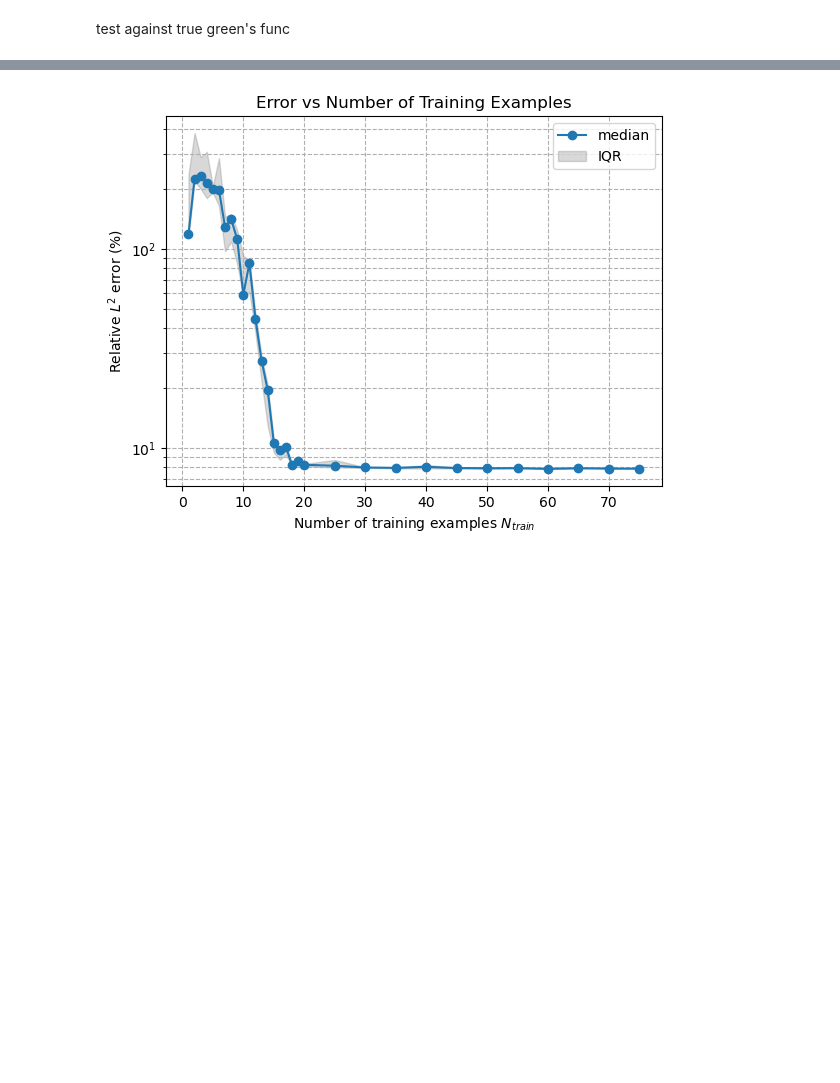
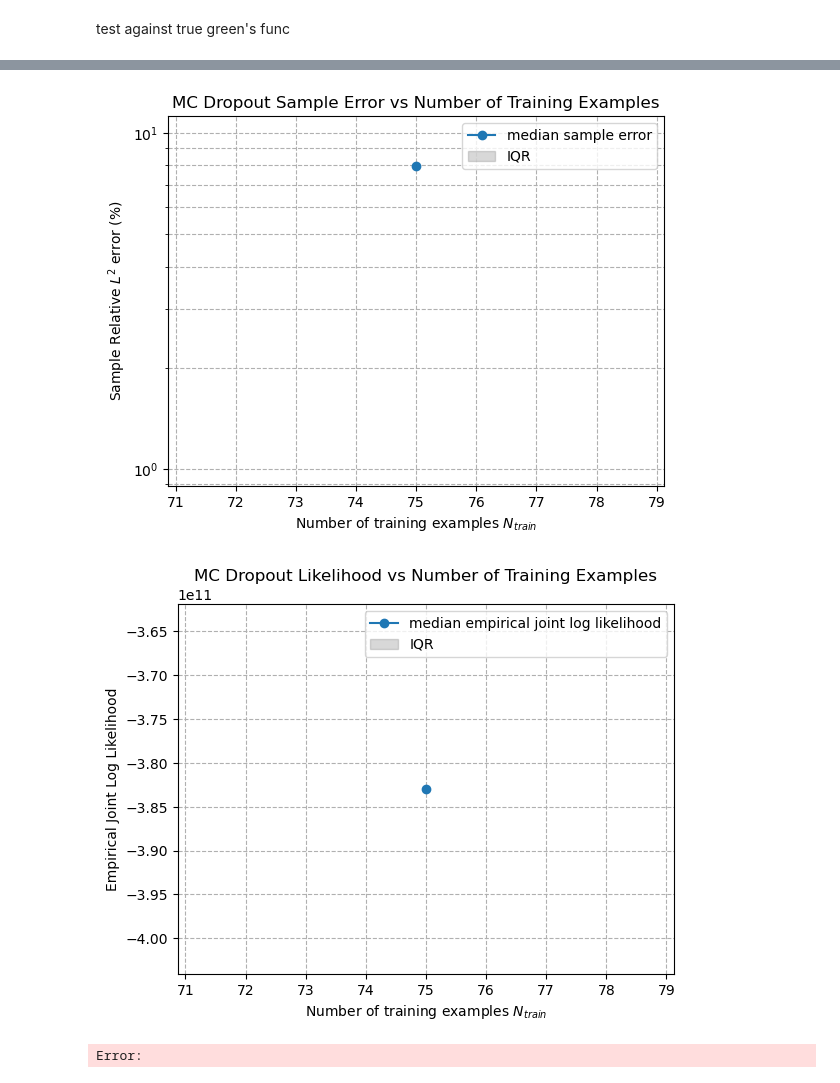
Before and after one commit to tomcjackc/greenlearning_for_GPGreen, a Jupyter notebook: error_vs_N_train.ipynb, the cells around one changed output, grey strips where cells are left out. Cells and saved outputs as stored; diff of their text form; code cells hidden in the pictures; blank space fills up the shorter version.

Commit message:
get ready for dropout experiments

```diff
--- a/error_vs_N_train.ipynb
+++ b/error_vs_N_train.ipynb
@@ -200,20 +287,39 @@ relative L2 error: 145.363698%
 # %%
-data = pd.read_csv('error_vs_N_train.csv')
+data = pd.read_csv('results/error_vs_N_train_dropout.csv')
 
-# group by N_train and compute mean and std of relative_L2_error
-grouped = data.groupby('N_train')['relative_L2_error'].agg(median='median', q25=lambda x: np.percentile(x, 25), q75=lambda x: np.percentile(x, 75)).reset_index()
+sample_error_grouped = data.groupby('N_train')['sample_relative_L2_error'].agg(
+    median='median',
+    q25=lambda x: np.percentile(x, 25),
+    q75=lambda x: np.percentile(x, 75),
+).reset_index()
+
+likelihood_grouped = data.groupby('N_train')['empirical_joint_log_likelihood'].agg(
+    median='median',
+    q25=lambda x: np.percentile(x, 25),
+    q75=lambda x: np.percentile(x, 75),
+).reset_index()
 
 plt.figure()
-plt.plot(grouped['N_train'], grouped['median'], 'o-', label='median')
-plt.fill_between(grouped['N_train'], grouped['q25'], grouped['q75'], color='gray', alpha=0.3, label='IQR')
-# plt.errorbar(grouped['N_train'], grouped['median'], yerr=[grouped['q25'], grouped['q75']], fmt='o-', capsize=5, linestyle='None', label='IQR')
+plt.plot(sample_error_grouped['N_train'], sample_error_grouped['median'], 'o-', label='median sample error')
+plt.fill_between(sample_error_grouped['N_train'], sample_error_grouped['q25'], sample_error_grouped['q75'], color='gray', alpha=0.3, label='IQR')
 plt.yscale('log')
 plt.xlabel('Number of training examples $N_{train}$')
-plt.ylabel('Relative $L^2$ error (%)')
-plt.title('Error vs Number of Training Examples')
-plt.grid(True, which="both", ls="--")
+plt.ylabel('Sample Relative $L^2$ error (%)')
+plt.title('MC Dropout Sample Error vs Number of Training Examples')
+plt.grid(True, which='both', ls='--')
 plt.legend()
-# plt.savefig('error_vs_N_train.png', dpi=300)
 plt.show()
+
+plt.figure()
+plt.plot(likelihood_grouped['N_train'], likelihood_grouped['median'], 'o-', label='median empirical joint log likelihood')
+plt.fill_between(likelihood_grouped['N_train'], likelihood_grouped['q25'], likelihood_grouped['q75'], color='gray', alpha=0.3, label='IQR')
+plt.xlabel('Number of training examples $N_{train}$')
+plt.ylabel('Empirical Joint Log Likelihood')
+plt.title('MC Dropout Likelihood vs Number of Training Examples')
+plt.grid(True, which='both', ls='--')
+plt.legend()
+plt.show()
 # %% [output]
-[figure, old version]
+[figure, new version]
+[figure, added]
+Error:
```
Also changed, not shown: parts of 7 cells of this notebook, 29 other files.
